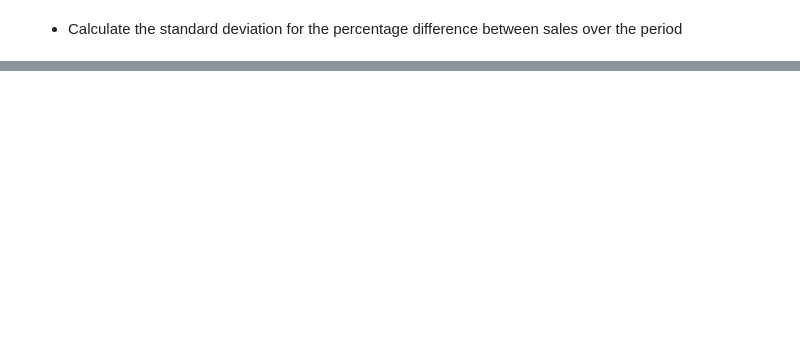
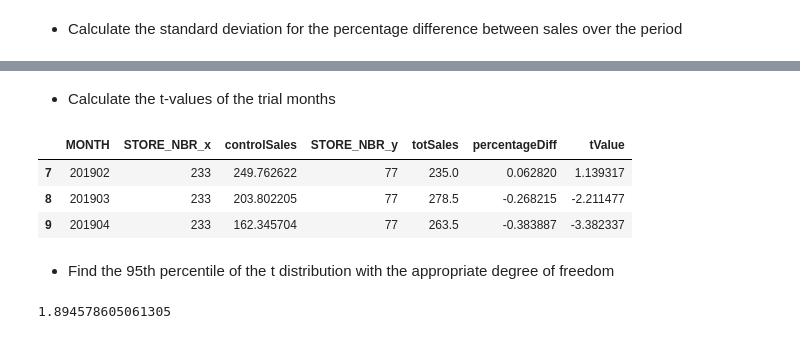
Before and after one commit to jontyj23/Quantium-Virtual-Internship, a Jupyter notebook: task2.ipynb, the cells around one changed output, grey strips where cells are left out. Drawn from its saved outputs; the diff is of its cells as text; code cells hidden in the pictures; blank space fills up the shorter version.

```diff
--- a/task2.ipynb
+++ b/task2.ipynb
@@ -469,0 +485,20 @@ stdDev
+# %% [markdown]
+- Calculate the t-values of the trial months
+# %%
+percentagediff['tValue'] = (percentagediff[(percentagediff['MONTH'] >= 201902) & (percentagediff['MONTH'] <= 201904)]['percentageDiff'] - percentagediff['percentageDiff'].mean()) / stdDev
+percentagediff[(percentagediff['MONTH'] >= 201902) & (percentagediff['MONTH'] <= 201904)]
+# %% [output]
+|  | MONTH | STORE_NBR_x | controlSales | STORE_NBR_y | totSales | percentageDiff | tValue |
+| 7 | 201902 | 233 | 249.762622 | 77 | 235.0 | 0.062820 | 1.139317 |
+| 8 | 201903 | 233 | 203.802205 | 77 | 278.5 | -0.268215 | -2.211477 |
+| 9 | 201904 | 233 | 162.345704 | 77 | 263.5 | -0.383887 | -3.382337 |
+# %% [markdown]
+- Find the 95th percentile of the t distribution with the appropriate degree of freedom
+# %%
+from scipy.stats import t
+# Set degrees of freedom
+degreesOfFreedom = 7
+# Calculate percentile
+t.ppf(0.95, df=degreesOfFreedom)
+# %% [output]
+1.894578605061305
```
Also changed, not shown: parts of 4 cells of this notebook.
